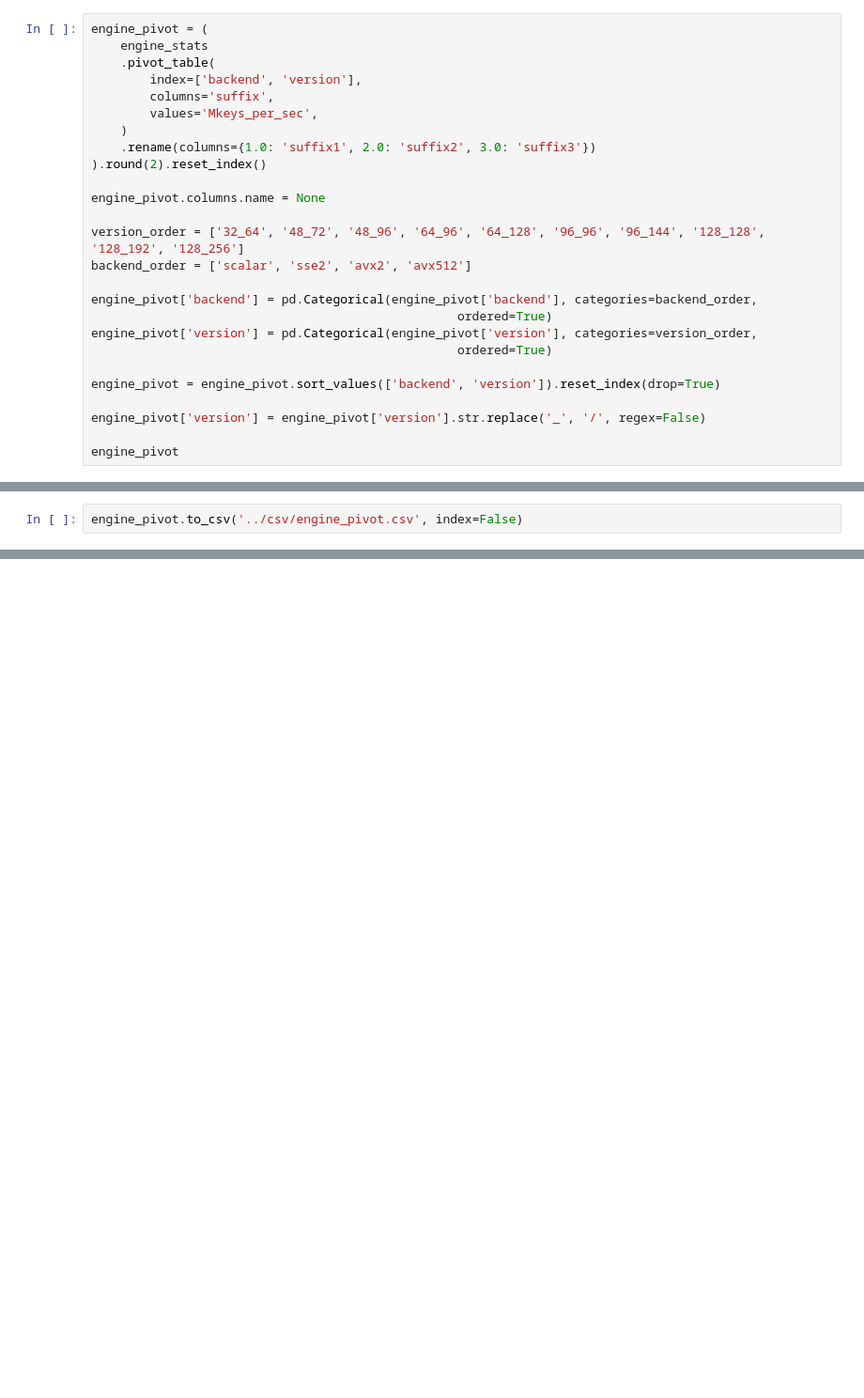
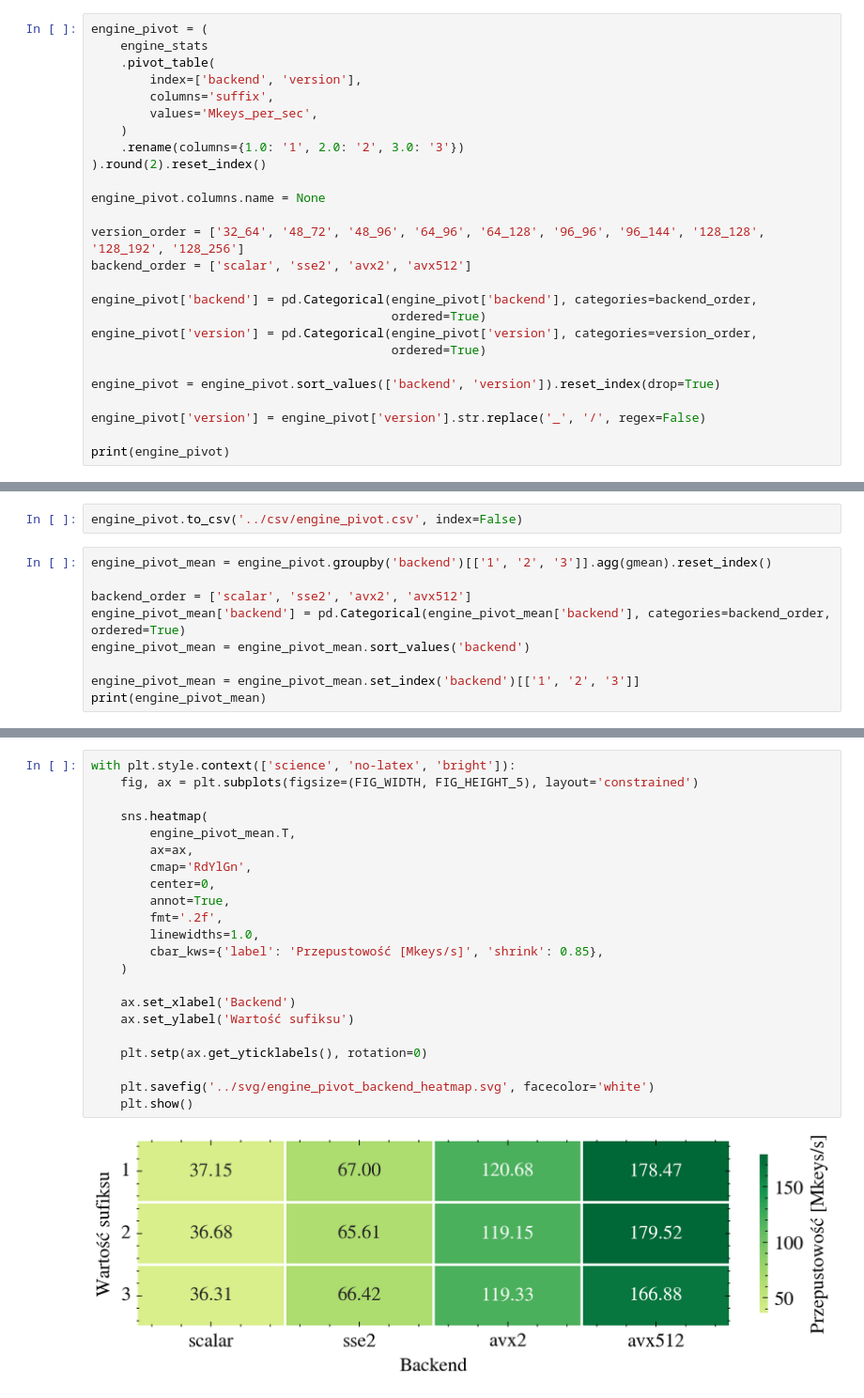
Before and after one commit to jan-chojnacki/SpeckProbe, a Jupyter notebook: analysis/notebooks/data_exploration.ipynb, the cells around one changed output, grey strips where cells are left out. Shown at 94% size. Drawn from its saved outputs; the diff is of its cells as text; blank space fills up the shorter version.

```diff
--- a/analysis/notebooks/data_exploration.ipynb
+++ b/analysis/notebooks/data_exploration.ipynb
@@ -770,7 +787,7 @@ engine_pivot = (
         columns='suffix',
         values='Mkeys_per_sec',
     )
-    .rename(columns={1.0: 'suffix1', 2.0: 'suffix2', 3.0: 'suffix3'})
+    .rename(columns={1.0: '1', 2.0: '2', 3.0: '3'})
 ).round(2).reset_index()
 
 engine_pivot.columns.name = None
@@ -779,13 +796,13 @@ version_order = ['32_64', '48_72', '48_96', '64_96', '64_128', '96_96', '96_144'
 backend_order = ['scalar', 'sse2', 'avx2', 'avx512']
 
 engine_pivot['backend'] = pd.Categorical(engine_pivot['backend'], categories=backend_order,
-                                                  ordered=True)
+                                         ordered=True)
 engine_pivot['version'] = pd.Categorical(engine_pivot['version'], categories=version_order,
-                                                  ordered=True)
+                                         ordered=True)
 
 engine_pivot = engine_pivot.sort_values(['backend', 'version']).reset_index(drop=True)
 
 engine_pivot['version'] = engine_pivot['version'].str.replace('_', '/', regex=False)
 
-engine_pivot
+print(engine_pivot)
 # %% [output]
@@ -809,2 +826,11 @@ engine_pivot
 # %%
 engine_pivot.to_csv('../csv/engine_pivot.csv', index=False)
+# %%
+engine_pivot_mean = engine_pivot.groupby('backend')[['1', '2', '3']].agg(gmean).reset_index()
+
+backend_order = ['scalar', 'sse2', 'avx2', 'avx512']
+engine_pivot_mean['backend'] = pd.Categorical(engine_pivot_mean['backend'], categories=backend_order, ordered=True)
+engine_pivot_mean = engine_pivot_mean.sort_values('backend')
+
+engine_pivot_mean = engine_pivot_mean.set_index('backend')[['1', '2', '3']]
+print(engine_pivot_mean)
@@ -810,0 +844,24 @@ engine_pivot.to_csv('../csv/engine_pivot.csv', index=False)
+# %%
+with plt.style.context(['science', 'no-latex', 'bright']):
+    fig, ax = plt.subplots(figsize=(FIG_WIDTH, FIG_HEIGHT_5), layout='constrained')
+
+    sns.heatmap(
+        engine_pivot_mean.T,
+        ax=ax,
+        cmap='RdYlGn',
+        center=0,
+        annot=True,
+        fmt='.2f',
+        linewidths=1.0,
+        cbar_kws={'label': 'Przepustowość [Mkeys/s]', 'shrink': 0.85},
+    )
+
+    ax.set_xlabel('Backend')
+    ax.set_ylabel('Wartość sufiksu')
+
+    plt.setp(ax.get_yticklabels(), rotation=0)
+
+    plt.savefig('../svg/engine_pivot_backend_heatmap.svg', facecolor='white')
+    plt.show()
+# %% [output]
+[figure, added]
```
Also changed, not shown: parts of 13 cells of this notebook.
